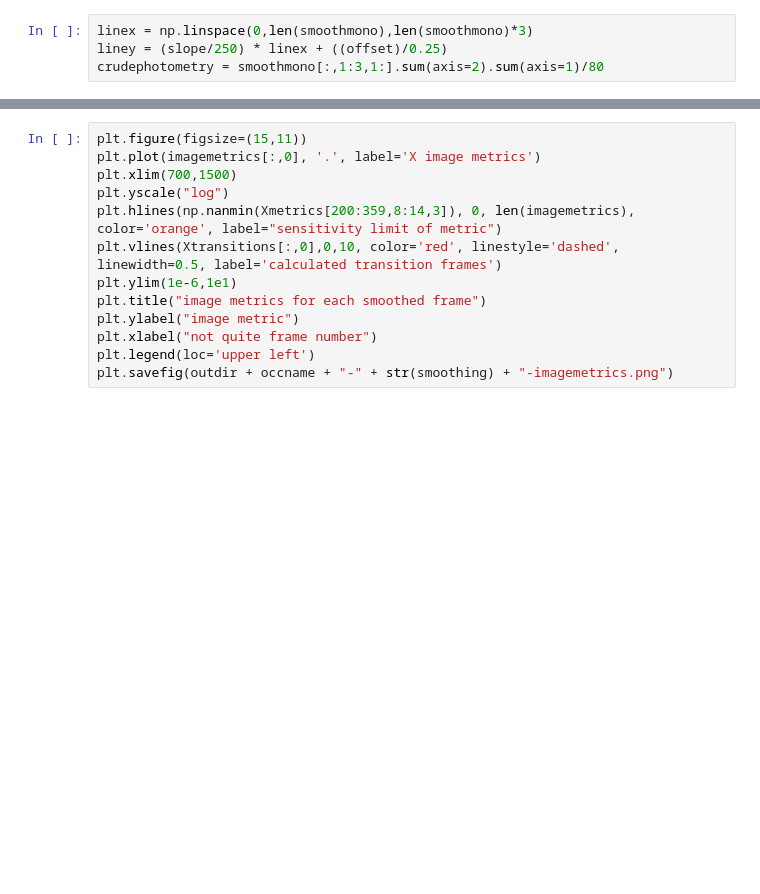
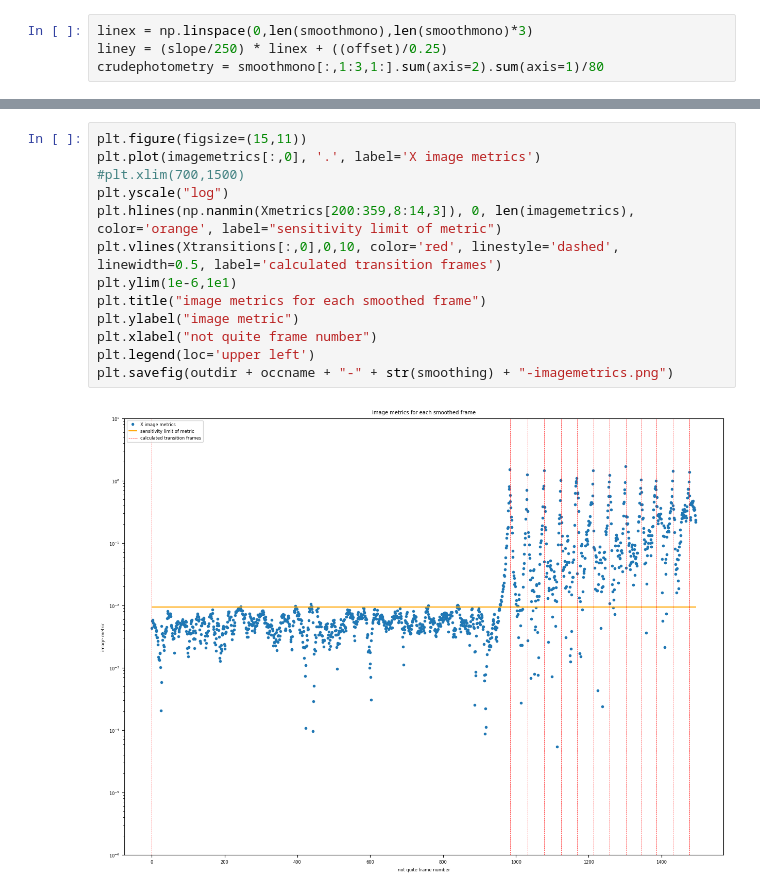
Before and after one commit to AnIndefiniteArticle/slapvisos, a Jupyter notebook: Untitled.ipynb, the cells around one changed output, grey strips where cells are left out. Cells and saved outputs as stored; diff of their text form; blank space fills up the shorter version.

```diff
--- a/Untitled.ipynb
+++ b/Untitled.ipynb
@@ -128,13 +154,15 @@ plt.savefig(outdir + occname + "-" + str(smoothing) + "-Xcorrections-addline.png
 # %%
 plt.figure(figsize=(15,11))
 plt.plot(imagemetrics[:,0], '.', label='X image metrics')
-plt.xlim(700,1500)
+#plt.xlim(700,1500)
 plt.yscale("log")
 plt.hlines(np.nanmin(Xmetrics[200:359,8:14,3]), 0, len(imagemetrics), color='orange', label="sensitivity limit of metric")
 plt.vlines(Xtransitions[:,0],0,10, color='red', linestyle='dashed', linewidth=0.5, label='calculated transition frames')
 plt.ylim(1e-6,1e1)
 plt.title("image metrics for each smoothed frame")
 plt.ylabel("image metric")
 plt.xlabel("not quite frame number")
 plt.legend(loc='upper left')
 plt.savefig(outdir + occname + "-" + str(smoothing) + "-imagemetrics.png")
+# %% [output]
+[figure, added]
```
Also changed, not shown: parts of 12 cells of this notebook, 1 other file.
